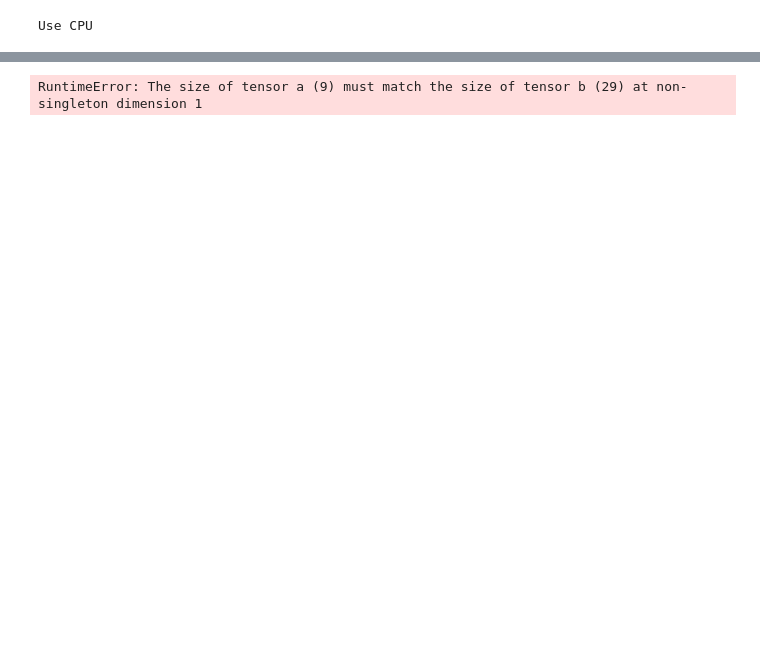
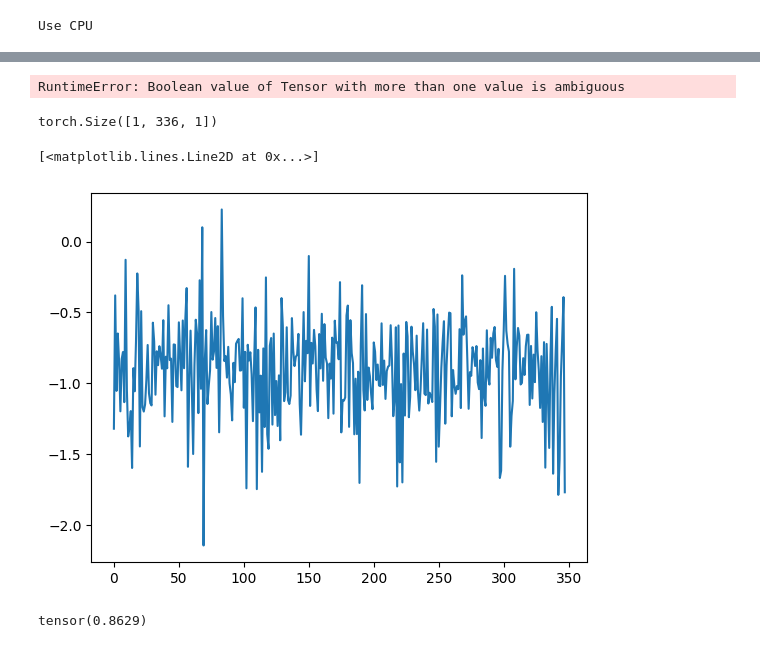
Before and after one commit to arvgram/SEB-TS_foundation, a Jupyter notebook: ts_modelling/modelling.ipynb, the cells around one changed output, grey strips where cells are left out. Saved outputs shown, nothing was run; the diff lists cells and outputs as text; code cells hidden in the pictures; blank space fills up the shorter version.

```diff
--- a/ts_modelling/modelling.ipynb
+++ b/ts_modelling/modelling.ipynb
@@ -65,0 +34,12 @@ Total training time: 1.0 minutes 8.470136880874634 seconds
+# %%
+from PatchTST.PatchTST_supervised.models import PatchTST
+from model_components import PretrainHead
+args2 = Namespace(**config)
+pretrain_model = PatchTST.Model(args2)
+
+pretrain_head = PretrainHead(
+    d_model=args.d_model,
+    patch_len=args.patch_len,
+    dropout=0
+)
+pretrain_model.model.head = pretrain_head
@@ -65,0 +67,8 @@ Total training time: 1.0 minutes 8.470136880874634 seconds
+# %%
+pretrain_model.train()
+for i, (batch_x, batch_y, _, _) in enumerate(train_loader):
+    optimiser.zero_grad()
+    batch_x = batch_x.float().to(device)
+    batch_y = batch_y.float().to(device)
+    outputs = pretrain_model(batch_x)
+    break
@@ -65,0 +107,2 @@ Total training time: 1.0 minutes 8.470136880874634 seconds
+# %%
+pretrain_model(x)
@@ -66,7 +130,18 @@ Total training time: 1.0 minutes 8.470136880874634 seconds
+# %%
+torch.nn.MSELoss(pretrain_model(x)[:,:-args.stride,:], x, )
+# %% [output]
+RuntimeError: Boolean value of Tensor with more than one value is ambiguous
+# %%
+pretrain_model(x)[:,:-args.stride,:].shape
+# %% [output]
+torch.Size([1, 336, 1])
+# %%
+plt.plot(pretrain_model(x)[0,:,0].detach())
+# %% [output]
+[<matplotlib.lines.Line2D at 0x...>]
+[figure, added]
 # %%
-model = exp.model
-
-import torch
 x = torch.rand([1, 336, 1])
+x[0,0,0]
 # %% [output]
-RuntimeError: The size of tensor a (9) must match the size of tensor b (29) at non-singleton dimension 1
+tensor(0.8629)
```
Also changed, not shown: parts of 21 cells of this notebook, 6 other files.
